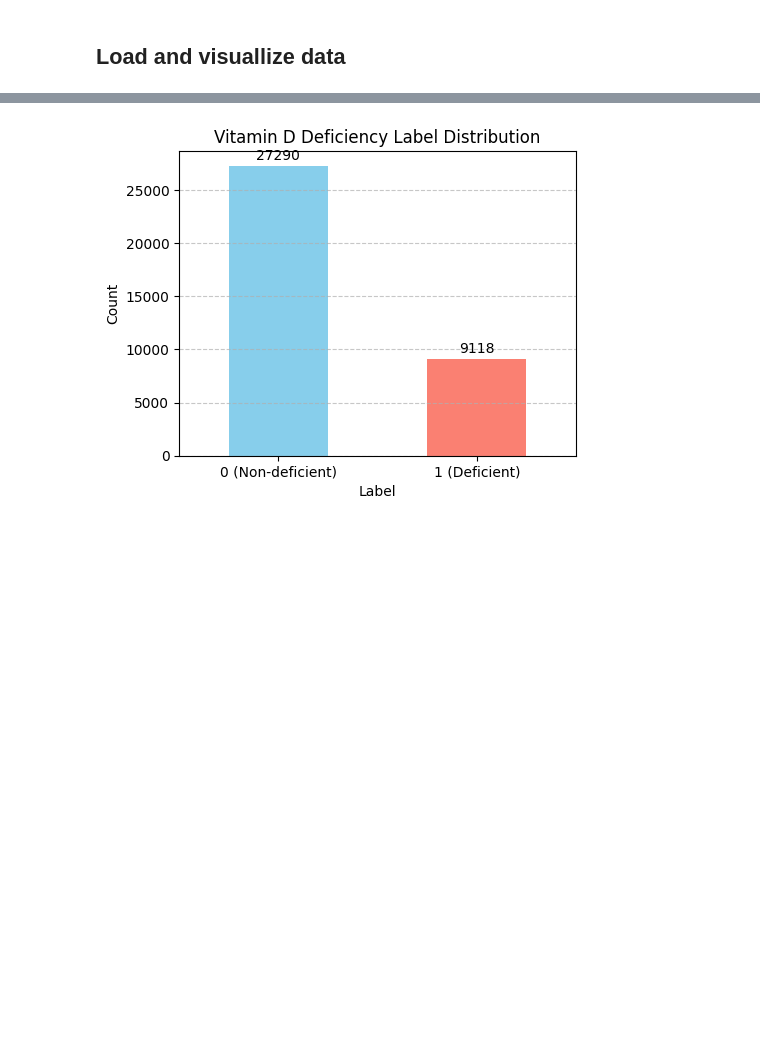
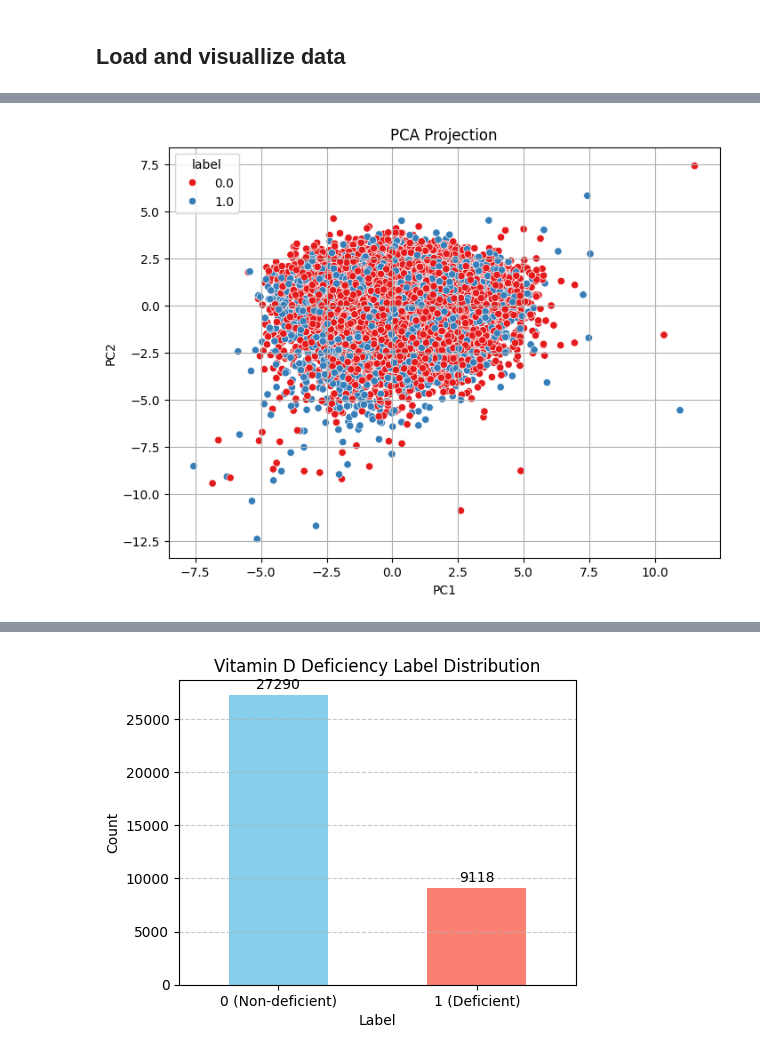
Before and after one commit to iseT1enLoc/G8Vitamin, a Jupyter notebook: src/models/experiment/model_final_2.ipynb, the cells around one changed output, grey strips where cells are left out. Drawn from its saved outputs; the diff is of its cells as text; code cells hidden in the pictures; blank space fills up the shorter version.

```diff
--- a/src/models/experiment/model_final_2.ipynb
+++ b/src/models/experiment/model_final_2.ipynb
@@ -11,2 +33,6 @@ from sklearn.preprocessing import LabelEncoder
 # %% [markdown]
 ## Load and visuallize data
+# %%
+df1 = pd.read_csv(r"C:\mydata\G8Vitamin\data\final\08062025gnn\datatrain.csv")
+df2 = pd.read_csv(r"C:\mydata\G8Vitamin\data\final\08062025gnn\datatest.csv")
+df = pd.concat([df1, df2]).reset_index(drop=True)
@@ -12,0 +72,78 @@ from sklearn.preprocessing import LabelEncoder
+# %%
+import pandas as pd
+import numpy as np
+import matplotlib.pyplot as plt
+import seaborn as sns
+
+from sklearn.preprocessing import StandardScaler, OneHotEncoder
+from sklearn.compose import ColumnTransformer
+from sklearn.pipeline import Pipeline
+from sklearn.decomposition import PCA
+from sklearn.manifold import TSNE
+from sklearn.model_selection import train_test_split
+from sklearn.neighbors import KNeighborsClassifier
+from sklearn.metrics import classification_report, confusion_matrix
+
+# Load your dataset
+# df = pd.read_csv("your_dataset.csv")  # <- update this path
+
+# Separate features and label
+X = df.drop("label", axis=1)
+y = df["label"]
+
+# Identify feature types
+categorical = ['Gender', 'Race', 'SmokeFam', 'milk_consumption']
+numerical = [col for col in X.columns if col not in categorical]
+
+# Build preprocessing pipeline
+preprocessor = ColumnTransformer([
+    ("num", StandardScaler(), numerical),
+    ("cat", OneHotEncoder(drop="first"), categorical)
+])
+
+# Apply transformations
+X_transformed = preprocessor.fit_transform(X)
+
+# ---------------------------------
+# 1. PCA Visualization
+# ---------------------------------
+pca = PCA(n_components=2)
+X_pca = pca.fit_transform(X_transformed)
+
+plt.figure(figsize=(8, 6))
+sns.scatterplot(x=X_pca[:, 0], y=X_pca[:, 1], hue=y, palette='Set1')
+plt.title("PCA Projection")
+plt.xlabel("PC1")
+plt.ylabel("PC2")
+plt.grid(True)
+plt.show()
+
+# ---------------------------------
+# 2. t-SNE Visualization
+# ---------------------------------
+tsne = TSNE(n_components=2, random_state=42, perplexity=30, n_iter=1000)
+X_tsne = tsne.fit_transform(X_transformed)
+
+plt.figure(figsize=(8, 6))
+sns.scatterplot(x=X_tsne[:, 0], y=X_tsne[:, 1], hue=y, palette='Set2')
+plt.title("t-SNE Projection")
+plt.xlabel("Dim 1")
+plt.ylabel("Dim 2")
+plt.grid(True)
+plt.show()
+
+# ---------------------------------
+# 3. KNN Classification
+# ---------------------------------
+X_train, X_test, y_train, y_test = train_test_split(X_transformed, y, test_size=0.2, random_state=42)
+
+knn = KNeighborsClassifier(n_neighbors=5)
+knn.fit(X_train, y_train)
+y_pred = knn.predict(X_test)
+
+print("KNN Classification Report:")
+print(classification_report(y_test, y_pred))
+print("Confusion Matrix:")
+print(confusion_matrix(y_test, y_pred))
+# %% [output]
+[figure, added]
```
Also changed, not shown: parts of 74 cells of this notebook, 14 other files.
